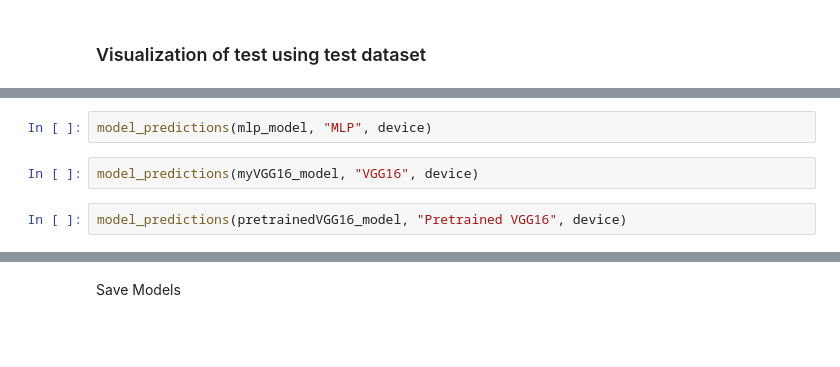
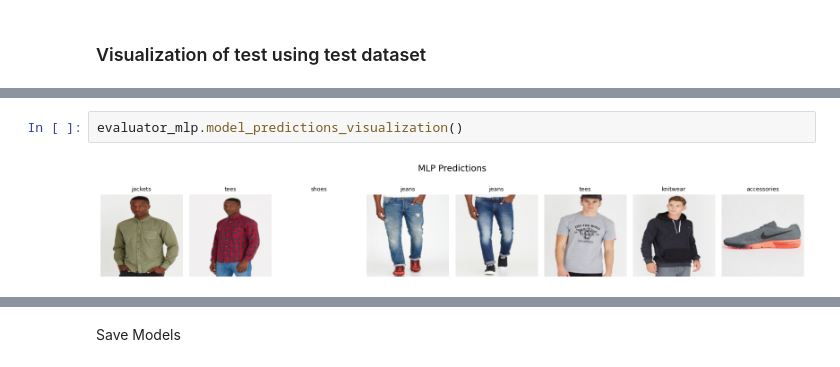
Before and after one commit to Aithusa712/GoogleColab, a Jupyter notebook: Assignment 1/ICT303 - Assignment 1.ipynb, the cells around one changed output, grey strips where cells are left out. Saved outputs shown, nothing was run; the diff lists cells and outputs as text; blank space fills up the shorter version.

```diff
--- a/Assignment 1/ICT303 - Assignment 1.ipynb
+++ b/Assignment 1/ICT303 - Assignment 1.ipynb
@@ -715,6 +918,4 @@ def model_predictions(model, model_name, device, test_dir="data/test", class_fil
-# %%
-model_predictions(mlp_model, "MLP", device)
-# %%
-model_predictions(myVGG16_model, "VGG16", device)
-# %%
-model_predictions(pretrainedVGG16_model, "Pretrained VGG16", device)
+# %%
+evaluator_mlp.model_predictions_visualization()
+# %% [output]
+[figure, added]
```
Also changed, not shown: parts of 33 cells of this notebook.
